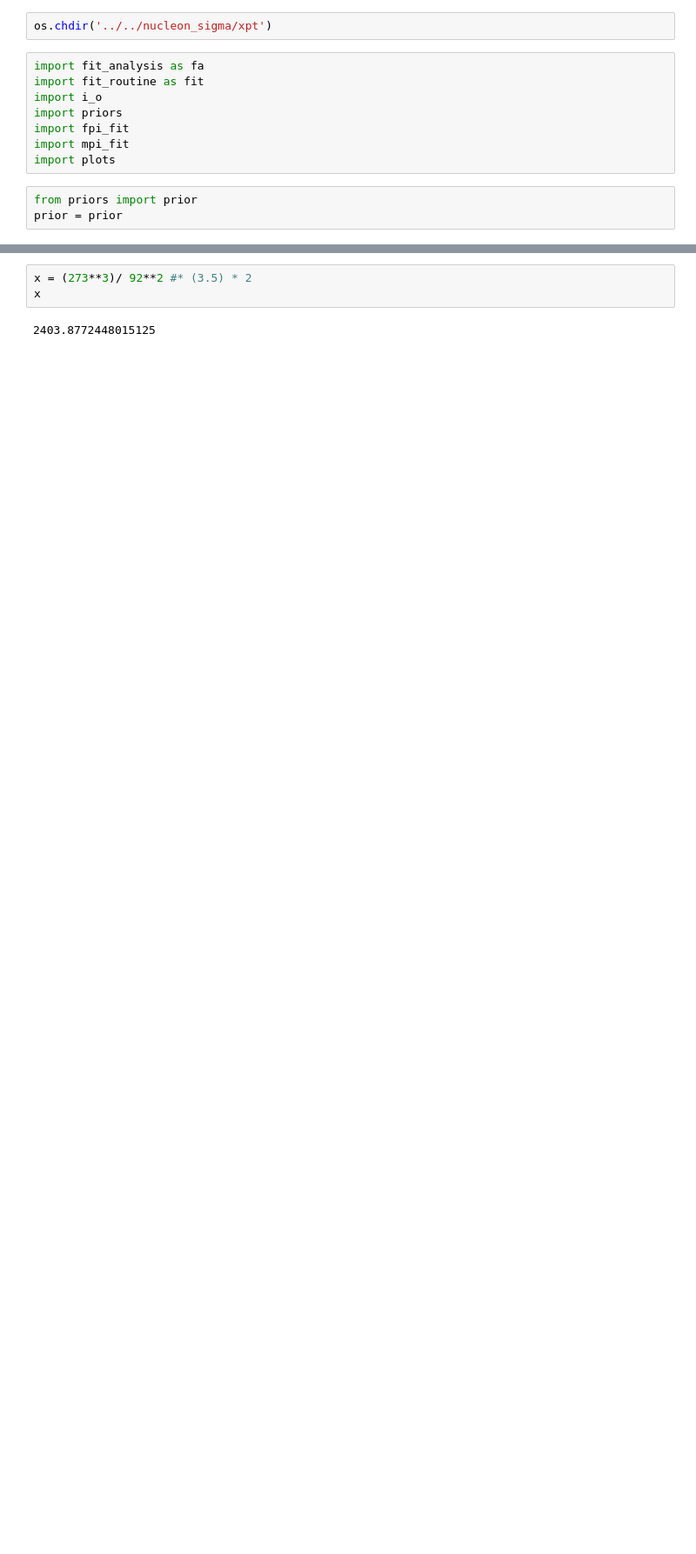
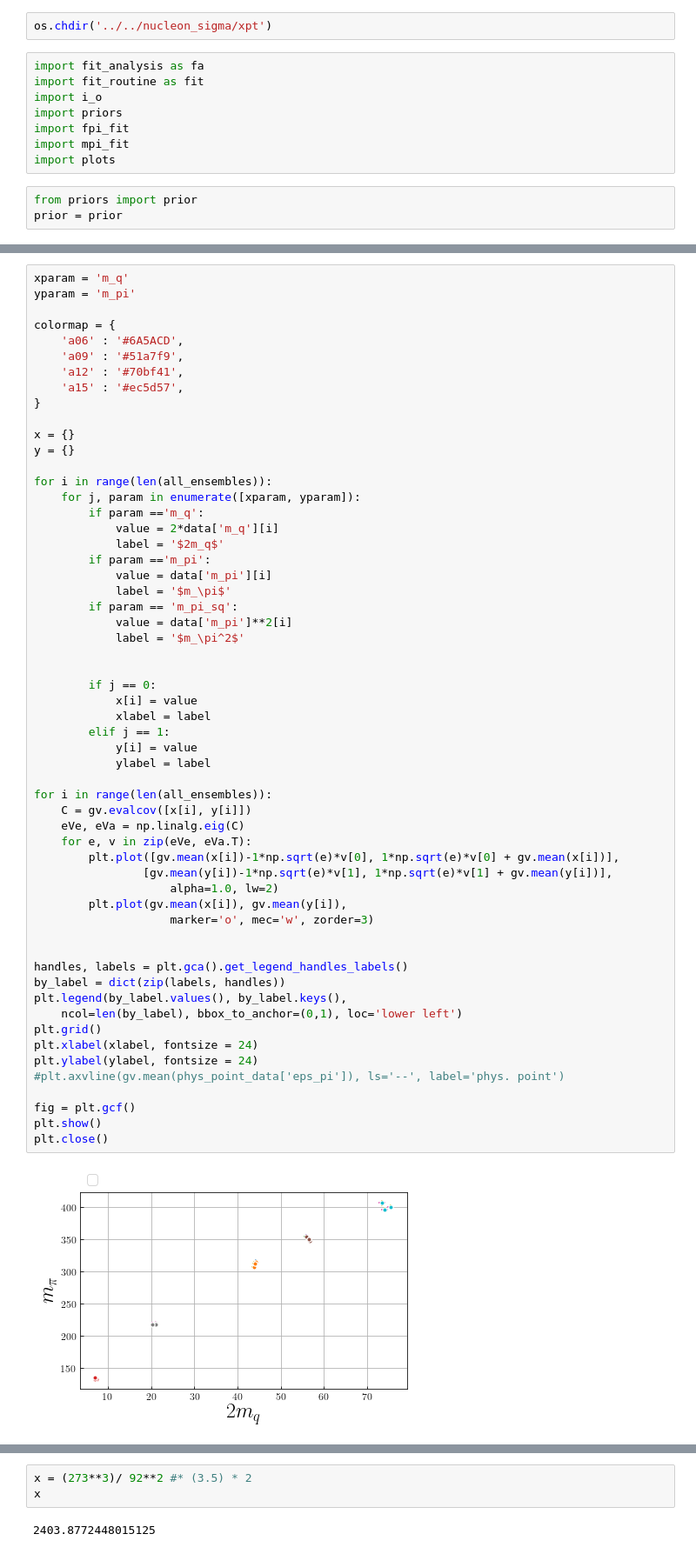
Before and after one commit to gdbrad/nucleon_sigma, a Jupyter notebook: notebooks/mpi.ipynb, the cells around one changed output, grey strips where cells are left out. Shown: that part at 87% size. Saved outputs shown, nothing was run; the diff lists cells and outputs as text; blank space fills up the shorter version.

```diff
--- a/notebooks/mpi.ipynb
+++ b/notebooks/mpi.ipynb
@@ -37,0 +67,59 @@ print(all_ensembles)
+# %%
+xparam = 'm_q'
+yparam = 'm_pi'
+
+colormap = {
+    'a06' : '#6A5ACD',
+    'a09' : '#51a7f9',
+    'a12' : '#70bf41',
+    'a15' : '#ec5d57',
+}
+
+x = {}
+y = {}
+
+for i in range(len(all_ensembles)):
+    for j, param in enumerate([xparam, yparam]):
+        if param =='m_q':
+            value = 2*data['m_q'][i]
+            label = '$2m_q$'
+        if param =='m_pi':
+            value = data['m_pi'][i]
+            label = '$m_\pi$'
+        if param == 'm_pi_sq':
+            value = data['m_pi']**2[i]
+            label = '$m_\pi^2$'
+
+
+        if j == 0:
+            x[i] = value
+            xlabel = label
+        elif j == 1:
+            y[i] = value
+            ylabel = label
+
+for i in range(len(all_ensembles)):
+    C = gv.evalcov([x[i], y[i]])
+    eVe, eVa = np.linalg.eig(C)
+    for e, v in zip(eVe, eVa.T):
+        plt.plot([gv.mean(x[i])-1*np.sqrt(e)*v[0], 1*np.sqrt(e)*v[0] + gv.mean(x[i])],
+                [gv.mean(y[i])-1*np.sqrt(e)*v[1], 1*np.sqrt(e)*v[1] + gv.mean(y[i])],
+                    alpha=1.0, lw=2)
+        plt.plot(gv.mean(x[i]), gv.mean(y[i]),
+                    marker='o', mec='w', zorder=3)
+
+
+handles, labels = plt.gca().get_legend_handles_labels()
+by_label = dict(zip(labels, handles))
+plt.legend(by_label.values(), by_label.keys(),
+    ncol=len(by_label), bbox_to_anchor=(0,1), loc='lower left')
+plt.grid()
+plt.xlabel(xlabel, fontsize = 24)
+plt.ylabel(ylabel, fontsize = 24)
+#plt.axvline(gv.mean(phys_point_data['eps_pi']), ls='--', label='phys. point')
+
+fig = plt.gcf()
+plt.show()
+plt.close()
+# %% [output]
+[figure, added]
```
Also changed, not shown: parts of 21 cells of this notebook, 4 other files.
